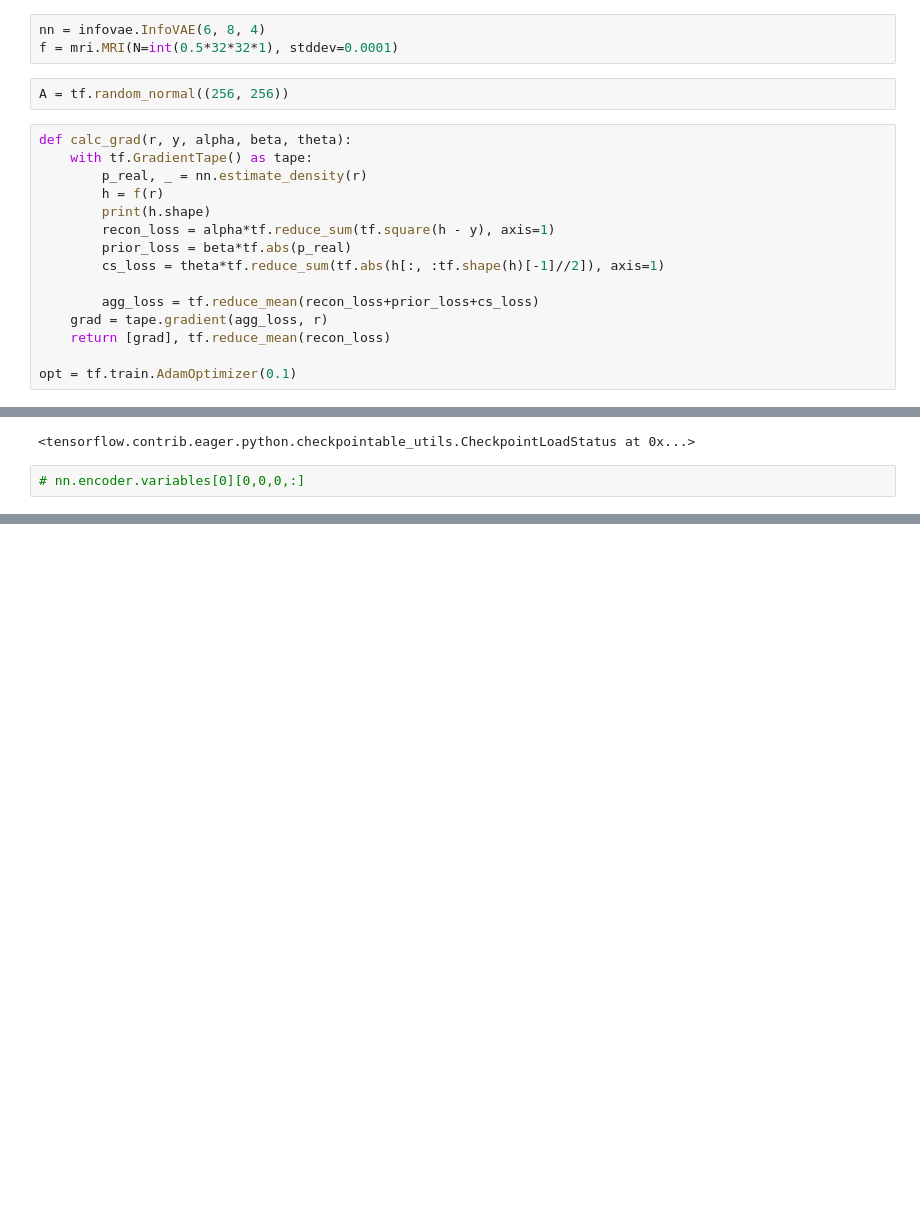
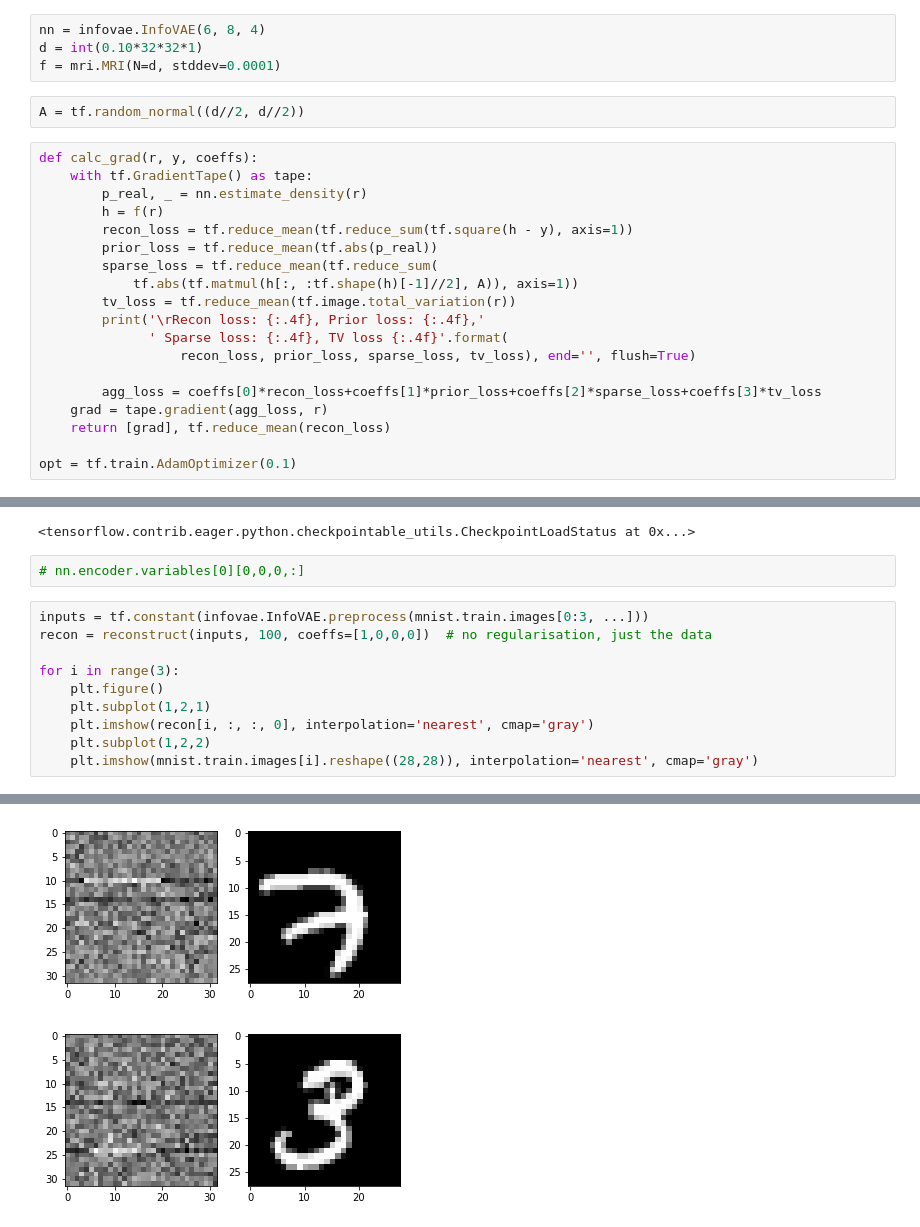
Before and after one commit to act65/mri-reconstruction, a Jupyter notebook: notebooks/learned-prior/vae-prior.ipynb, the cells around one changed output, grey strips where cells are left out. Drawn from its saved outputs; the diff is of its cells as text; blank space fills up the shorter version.

```diff
--- a/notebooks/learned-prior/vae-prior.ipynb
+++ b/notebooks/learned-prior/vae-prior.ipynb
@@ -30,19 +17,24 @@ Please use alternatives such as official/mnist/dataset.py from tensorflow/models
 # %%
 nn = infovae.InfoVAE(6, 8, 4)
-f = mri.MRI(N=int(0.5*32*32*1), stddev=0.0001)
+d = int(0.10*32*32*1)
+f = mri.MRI(N=d, stddev=0.0001)
 # %%
-A = tf.random_normal((256, 256))
+A = tf.random_normal((d//2, d//2))
 # %%
-def calc_grad(r, y, alpha, beta, theta):
+def calc_grad(r, y, coeffs):
     with tf.GradientTape() as tape:
         p_real, _ = nn.estimate_density(r)
         h = f(r)
-        print(h.shape)
-        recon_loss = alpha*tf.reduce_sum(tf.square(h - y), axis=1)
-        prior_loss = beta*tf.abs(p_real)
-        cs_loss = theta*tf.reduce_sum(tf.abs(h[:, :tf.shape(h)[-1]//2]), axis=1)
+        recon_loss = tf.reduce_mean(tf.reduce_sum(tf.square(h - y), axis=1))
+        prior_loss = tf.reduce_mean(tf.abs(p_real))
+        sparse_loss = tf.reduce_mean(tf.reduce_sum(
+            tf.abs(tf.matmul(h[:, :tf.shape(h)[-1]//2], A)), axis=1))
+        tv_loss = tf.reduce_mean(tf.image.total_variation(r))
+        print('\rRecon loss: {:.4f}, Prior loss: {:.4f},'
+              ' Sparse loss: {:.4f}, TV loss {:.4f}'.format(
+                  recon_loss, prior_loss, sparse_loss, tv_loss), end='', flush=True)
 
-        agg_loss = tf.reduce_mean(recon_loss+prior_loss+cs_loss)
+        agg_loss = coeffs[0]*recon_loss+coeffs[1]*prior_loss+coeffs[2]*sparse_loss+coeffs[3]*tv_loss
     grad = tape.gradient(agg_loss, r)
     return [grad], tf.reduce_mean(recon_loss)
 
@@ -69,3 +61,14 @@ checkpoint.restore(tf.train.latest_checkpoint(model_path))
 <tensorflow.contrib.eager.python.checkpointable_utils.CheckpointLoadStatus at 0x...>
 # %%
 # nn.encoder.variables[0][0,0,0,:]
+# %%
+inputs = tf.constant(infovae.InfoVAE.preprocess(mnist.train.images[0:3, ...]))
+recon = reconstruct(inputs, 100, coeffs=[1,0,0,0])  # no regularisation, just the data
+
+for i in range(3):
+    plt.figure()
+    plt.subplot(1,2,1)
+    plt.imshow(recon[i, :, :, 0], interpolation='nearest', cmap='gray')
+    plt.subplot(1,2,2)
+    plt.imshow(mnist.train.images[i].reshape((28,28)), interpolation='nearest', cmap='gray')
+# %% [output]
@@ -71,0 +76,2 @@ checkpoint.restore(tf.train.latest_checkpoint(model_path))
+[figure, added]
+[figure, added]
```
Also changed, not shown: parts of 8 cells of this notebook, 10 other files.
